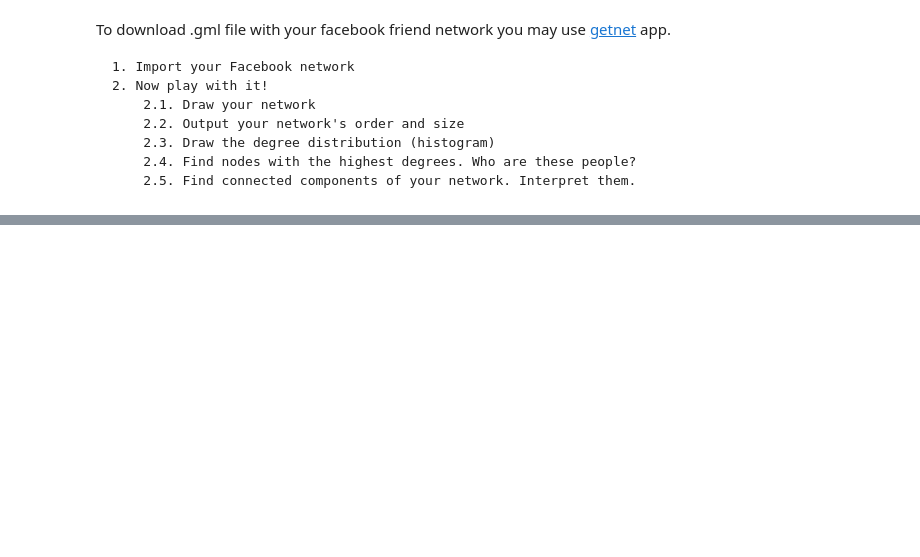
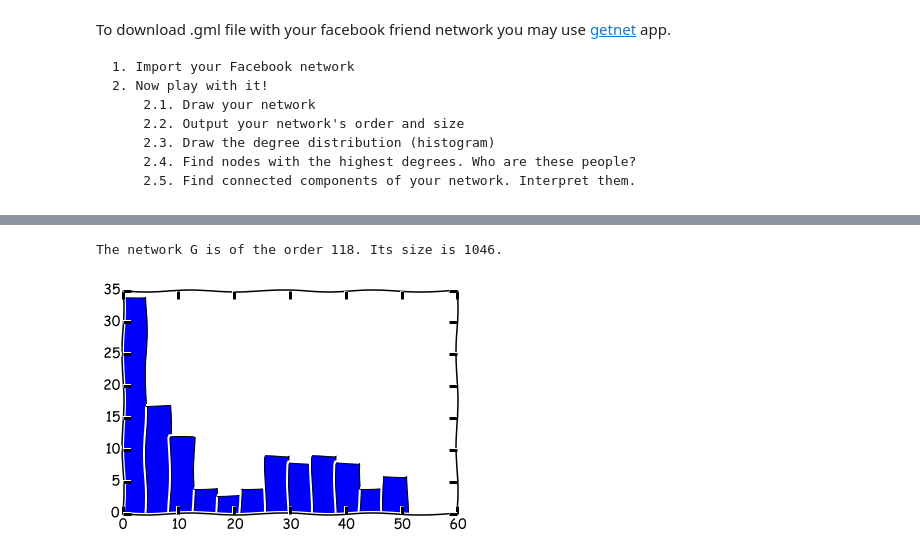
Before and after one commit to ivannz/study_notes, a Jupyter notebook: year_14_15/spring_2015/netwrok_analysis/notebooks/setting_envrmt.ipynb, the cells around one changed output, grey strips where cells are left out. Drawn from its saved outputs; the diff is of its cells as text; code cells hidden in the pictures; blank space fills up the shorter version.

```diff
--- a/year_14_15/spring_2015/netwrok_analysis/notebooks/setting_envrmt.ipynb
+++ b/year_14_15/spring_2015/netwrok_analysis/notebooks/setting_envrmt.ipynb
@@ -222,0 +224,10 @@ IOError: [Errno 2] No such file or directory: 'data/huge_100004196072232_2015_01
+# %%
+## The order of a graph is $|V|$ and the size is $|E|$
+print "The network G is of the order %d. Its size is %d." % ( G.order( ), G.size( ) )
+# %% [output]
+The network G is of the order 118. Its size is 1046.
+# %%
+## Build a historgarm of the empirical distribution of vertex degrees.
+f, m, p = plt.hist( deg.values( ), bins = 12 ) # [x for k,v in deg.items() for x in v*[k]]
+# %% [output]
+[figure, added]
```
Also changed, not shown: parts of 5 cells of this notebook, 2 other files.
